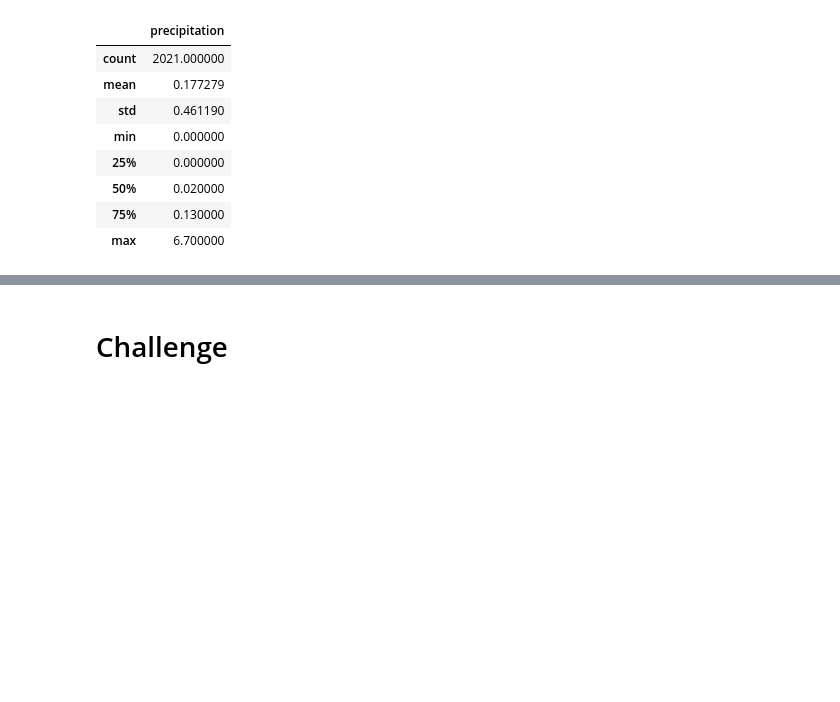
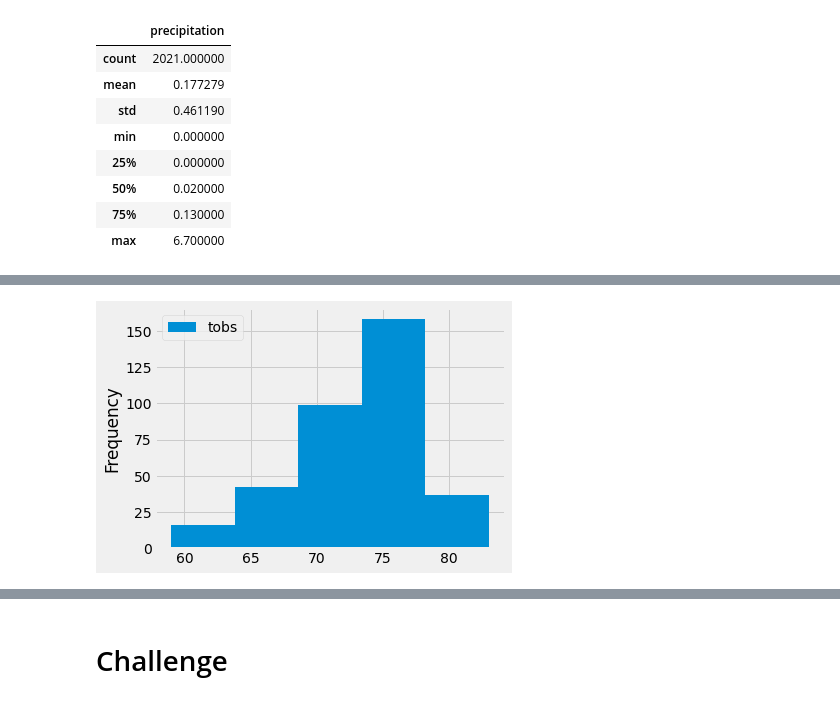
Before and after one commit to ckbauman/surfs_up, a Jupyter notebook: climate_analysis.ipynb, the cells around one changed output, grey strips where cells are left out. Saved outputs shown, nothing was run; the diff lists cells and outputs as text; code cells hidden in the pictures; blank space fills up the shorter version.

```diff
--- a/climate_analysis.ipynb
+++ b/climate_analysis.ipynb
@@ -213,0 +304,7 @@ df.describe()
+# %%
+# SKILL DRILL - change bin to 5 and 20 and test what it looks like
+
+df.plot.hist(bins=5)
+plt.tight_layout()
+# %% [output]
+[figure, added]
```
Also changed, not shown: parts of 10 cells of this notebook.
